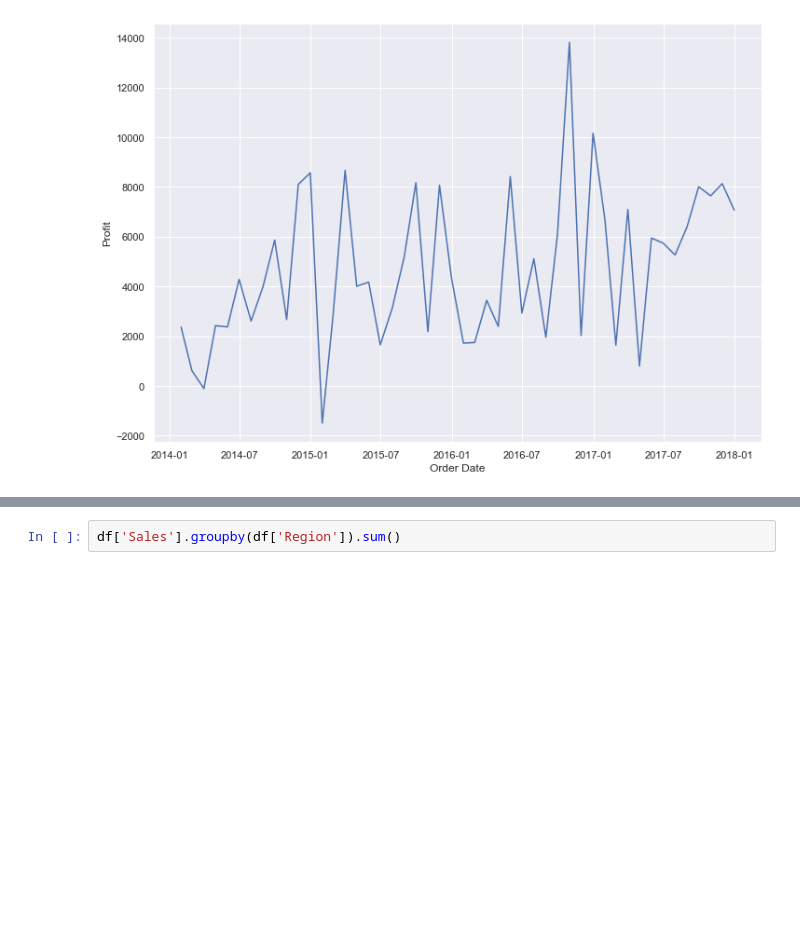
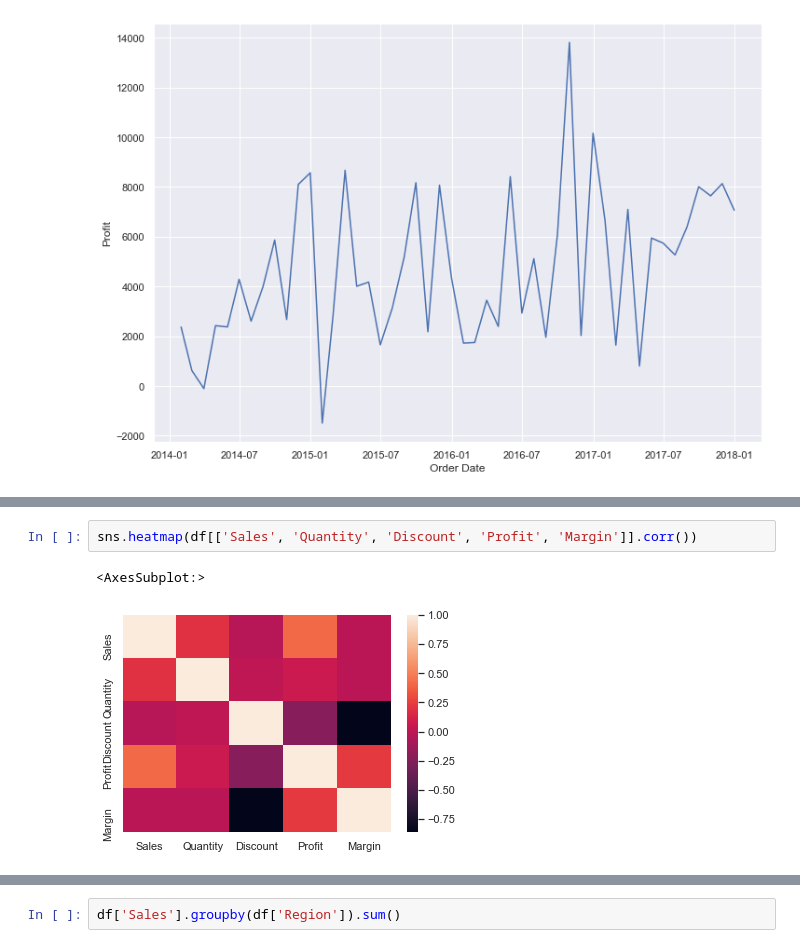
Before and after one commit to WickedoneC/Misc, a Jupyter notebook: DC_DAP/Untitled.ipynb, the cells around one changed output, grey strips where cells are left out. Cells and saved outputs as stored; diff of their text form; blank space fills up the shorter version.

```diff
--- a/DC_DAP/Untitled.ipynb
+++ b/DC_DAP/Untitled.ipynb
@@ -342,0 +379,5 @@ plt.show()
+# %%
+sns.heatmap(df[['Sales', 'Quantity', 'Discount', 'Profit', 'Margin']].corr())
+# %% [output]
+<AxesSubplot:>
+[figure, added]
```
Also changed, not shown: parts of 4 cells of this notebook.
